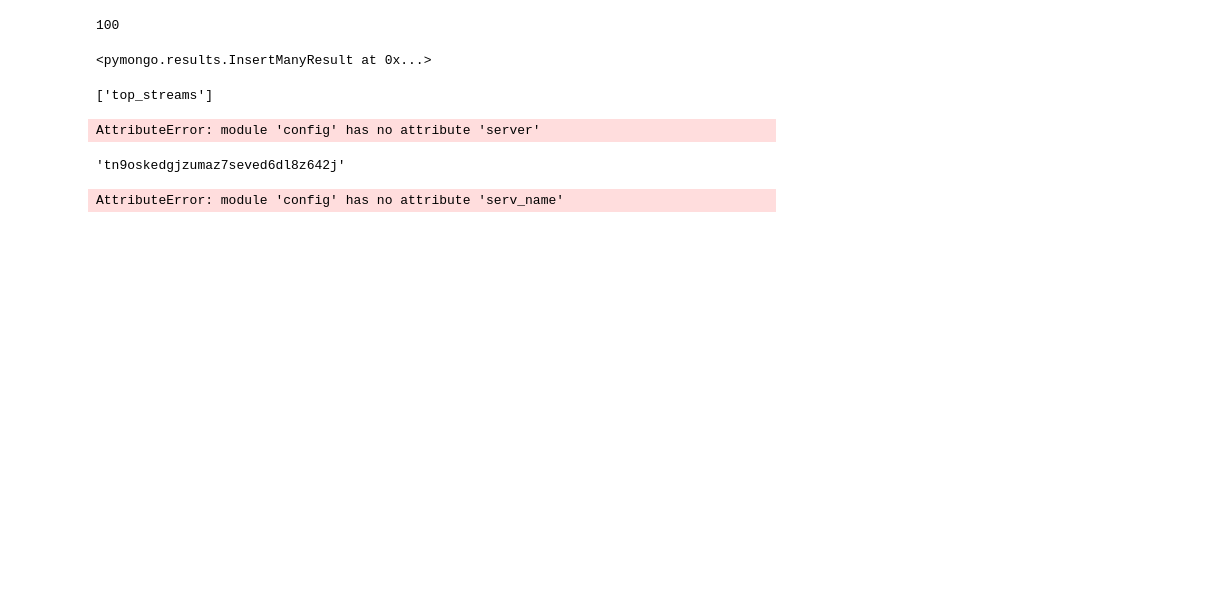
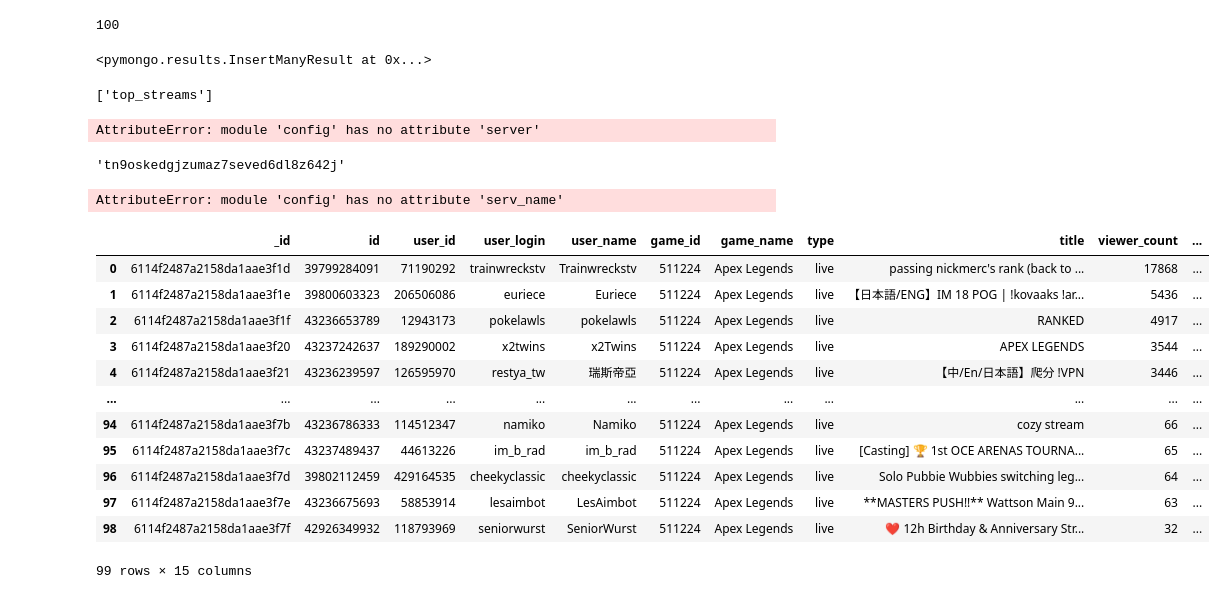
Before and after one commit to MichaelHarnett/Twitch_Dashboard, a Jupyter notebook: Prelim Code/mongo_prelim.ipynb, the cells around one changed output. Saved outputs shown, nothing was run; the diff lists cells and outputs as text; code cells hidden in the pictures; blank space fills up the shorter version.

```diff
--- a/mongo_prelim.ipynb
+++ b/Prelim Code/mongo_prelim.ipynb
@@ -426,3 +426,21 @@ config.client_id
 config.serv_name
 # %% [output]
 AttributeError: module 'config' has no attribute 'serv_name'
+# %%
+df = pd.DataFrame(list(db.continuous_games.find({'game_name':'Apex Legends'})))
+# %%
+df
+# %% [output]
+|  | _id | id | user_id | user_login | user_name | game_id | game_name | type | title | viewer_count | ... |
+| 0 | 6114f2487a2158da1aae3f1d | 39799284091 | 71190292 | trainwreckstv | Trainwreckstv | 511224 | Apex Legends | live | passing nickmerc's rank (back to ... | 17868 | ... |
+| 1 | 6114f2487a2158da1aae3f1e | 39800603323 | 206506086 | euriece | Euriece | 511224 | Apex Legends | live | 【日本語/ENG】IM 18 POG | !kovaaks !ar... | 5436 | ... |
+| 2 | 6114f2487a2158da1aae3f1f | 43236653789 | 12943173 | pokelawls | pokelawls | 511224 | Apex Legends | live | RANKED | 4917 | ... |
+| 3 | 6114f2487a2158da1aae3f20 | 43237242637 | 189290002 | x2twins | x2Twins | 511224 | Apex Legends | live | APEX LEGENDS | 3544 | ... |
+| 4 | 6114f2487a2158da1aae3f21 | 43236239597 | 126595970 | restya_tw | 瑞斯帝亞 | 511224 | Apex Legends | live | 【中/En/日本語】爬分 !VPN | 3446 | ... |
+| ... | ... | ... | ... | ... | ... | ... | ... | ... | ... | ... | ... |
+| 94 | 6114f2487a2158da1aae3f7b | 43236786333 | 114512347 | namiko | Namiko | 511224 | Apex Legends | live | cozy stream | 66 | ... |
+| 95 | 6114f2487a2158da1aae3f7c | 43237489437 | 44613226 | im_b_rad | im_b_rad | 511224 | Apex Legends | live | [Casting] 🏆 1st OCE ARENAS TOURNA... | 65 | ... |
+| 96 | 6114f2487a2158da1aae3f7d | 39802112459 | 429164535 | cheekyclassic | cheekyclassic | 511224 | Apex Legends | live | Solo Pubbie Wubbies switching leg... | 64 | ... |
+| 97 | 6114f2487a2158da1aae3f7e | 43236675693 | 58853914 | lesaimbot | LesAimbot | 511224 | Apex Legends | live | **MASTERS PUSH!!** Wattson Main 9... | 63 | ... |
+| 98 | 6114f2487a2158da1aae3f7f | 42926349932 | 118793969 | seniorwurst | SeniorWurst | 511224 | Apex Legends | live | ❤️ 12h Birthday & Anniversary Str... | 32 | ... |
+99 rows × 15 columns
```
Also changed, not shown: 9 other files.
